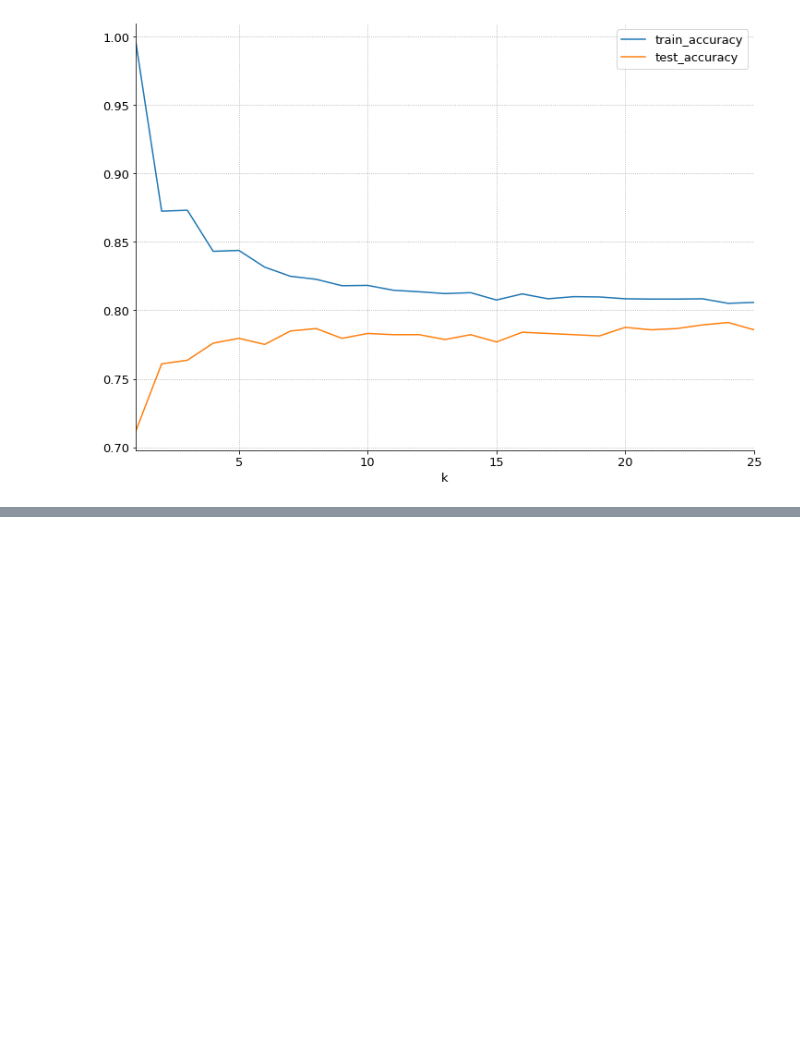
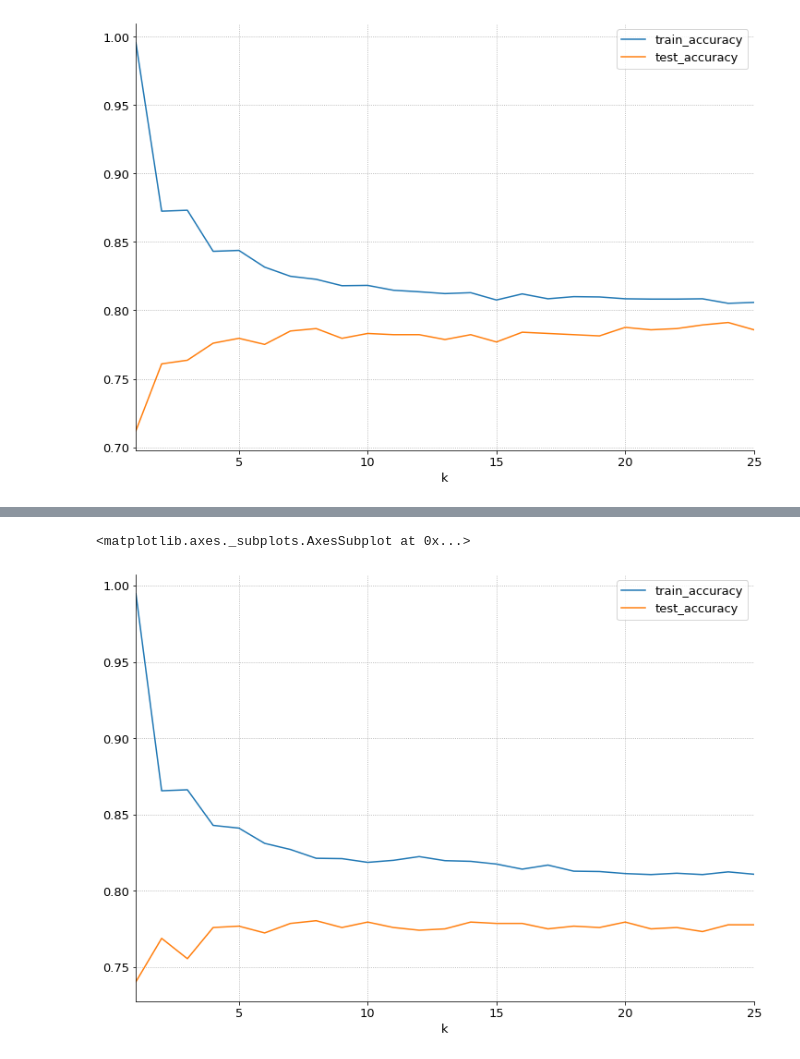
Before and after one commit to ravinder79/Telco_Churn, a Jupyter notebook: Telco_churn_ravinder.ipynb, the cells around one changed output, grey strips where cells are left out. Drawn from its saved outputs; the diff is of its cells as text; code cells hidden in the pictures; blank space fills up the shorter version.

```diff
--- a/Telco_churn_ravinder.ipynb
+++ b/Telco_churn_ravinder.ipynb
@@ -831,0 +1018,12 @@ util.plot_k_vs_f1-score(X_train_scaled, y_train, X_validate_scaled, y_validate)
+# %%
+clf = RandomForestClassifier(bootstrap=True,
+                            class_weight=None,
+                            criterion='gini',
+                            min_samples_leaf=1,
+                            n_estimators=1000,
+                            max_depth=8,
+                            random_state=42)
+# %%
+clf.fit(X_train_scaled, y_train)
+y_pred = clf.predict(X_train_scaled)
+#y_pred = clf.predict(X_validate_scaled)
@@ -831,0 +1053,4 @@ util.plot_k_vs_f1-score(X_train_scaled, y_train, X_validate_scaled, y_validate)
+# %%
+knn = KNeighborsClassifier(n_neighbors=8, weights='distance')
+# %%
+knn.fit(X_train_scaled, y_train)
@@ -831,0 +1074,5 @@ util.plot_k_vs_f1-score(X_train_scaled, y_train, X_validate_scaled, y_validate)
+# %%
+util.plot_k_vs_accuracy(X_train_scaled, y_train, X_validate_scaled, y_validate)
+# %% [output]
+<matplotlib.axes._subplots.AxesSubplot at 0x...>
+[figure, added]
```
Also changed, not shown: parts of 35 cells of this notebook.
